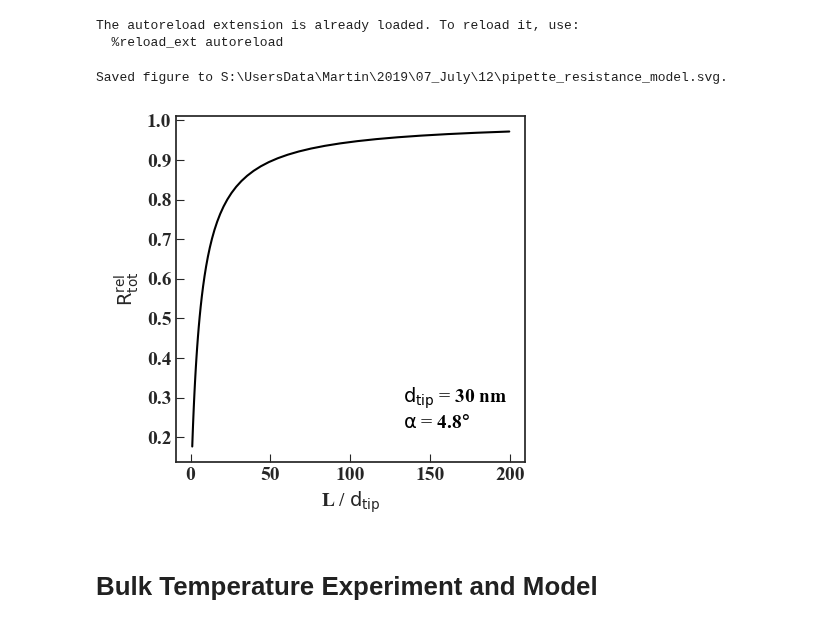
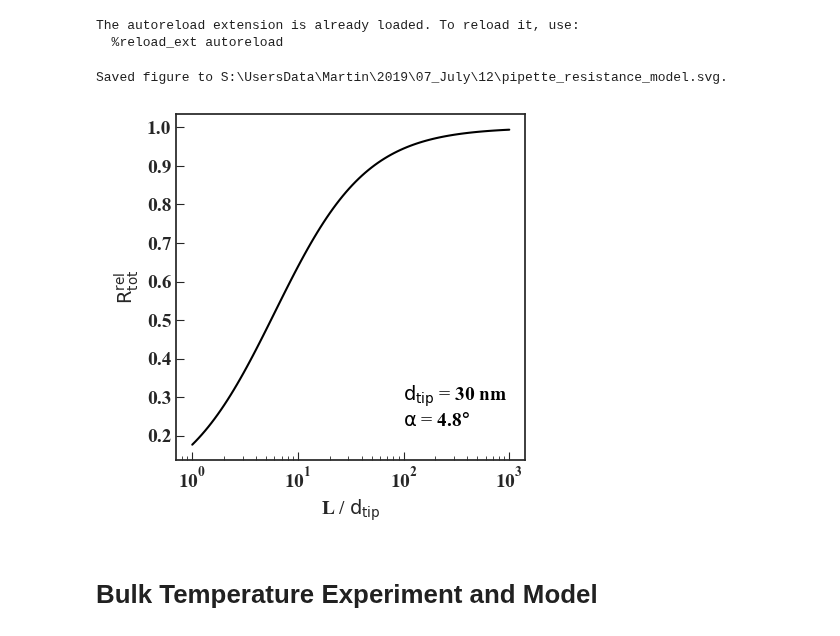
Before and after one commit to martinholub/sicm, a Jupyter notebook: notebooks/model.ipynb, the cells around one changed output. Cells and saved outputs as stored; diff of their text form; code cells hidden in the pictures.

```diff
--- a/notebooks/model.ipynb
+++ b/notebooks/model.ipynb
@@ -376,25 +377,25 @@ The autoreload extension is already loaded. To reload it, use:
 # %%
 d_tip = 30e-9
 alpha = 4.75
-lens = np.logspace(0, 2.3, 50) * d_tip
+lens = np.logspace(0, 3, 100) * d_tip
 
 pipette = Pipette(d_tip, alpha, length = 1)
 medium = Medium(kappa = Conductivity(T0 = 298.15, c0 = 0.25).kappa())
 # %%
 txt = r"$\rm{d_{tip}}$ = " + "{:.0f} nm".format(d_tip * 1e9)
 txt += "\n" + r"$\rm{\alpha}$ = " + r"{:.1f}$\degree$".format(alpha)
 
 datadir = r"S:\UsersData\Martin\2019\07_July\12"
 exp_name = "pipette_resistance_model"
 
 fname = os.path.join(datadir, exp_name + ".svg")
 
-pipette.plot_resistance(medium, lens, scale = "none", ticks = True,
+pipette.plot_resistance(medium, lens, scale = "logx", ticks = True,
                        text = txt, text_loc = (0.65, 0.1),
                         fname = fname)
 # %% [output]
 Saved figure to S:\UsersData\Martin\2019\07_July\12\pipette_resistance_model.svg.
-[figure, old version]
+[figure, new version]
 # %% [markdown]
 # Bulk Temperature Experiment and Model
 # %%
```
Also changed, not shown: parts of 2 cells of this notebook.
